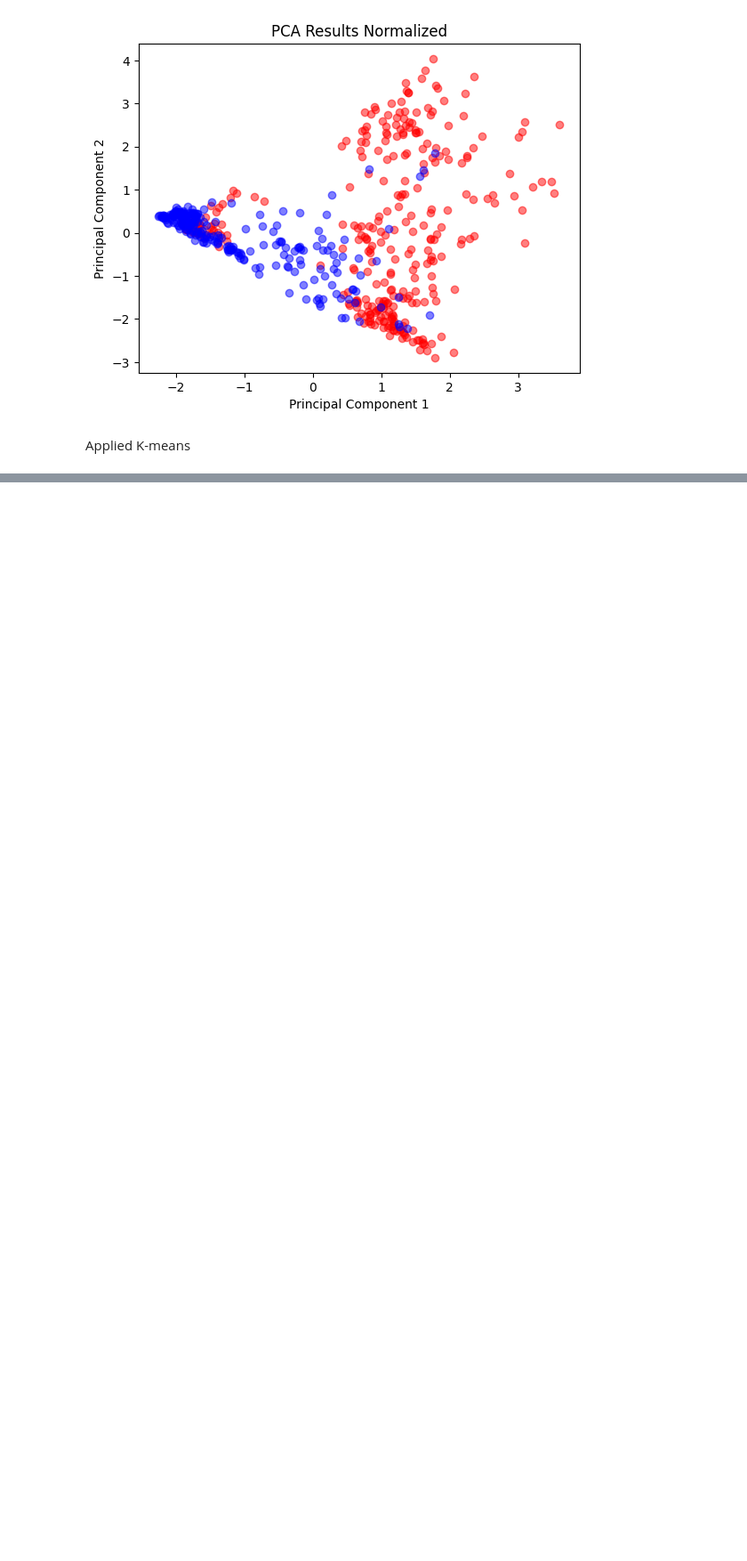
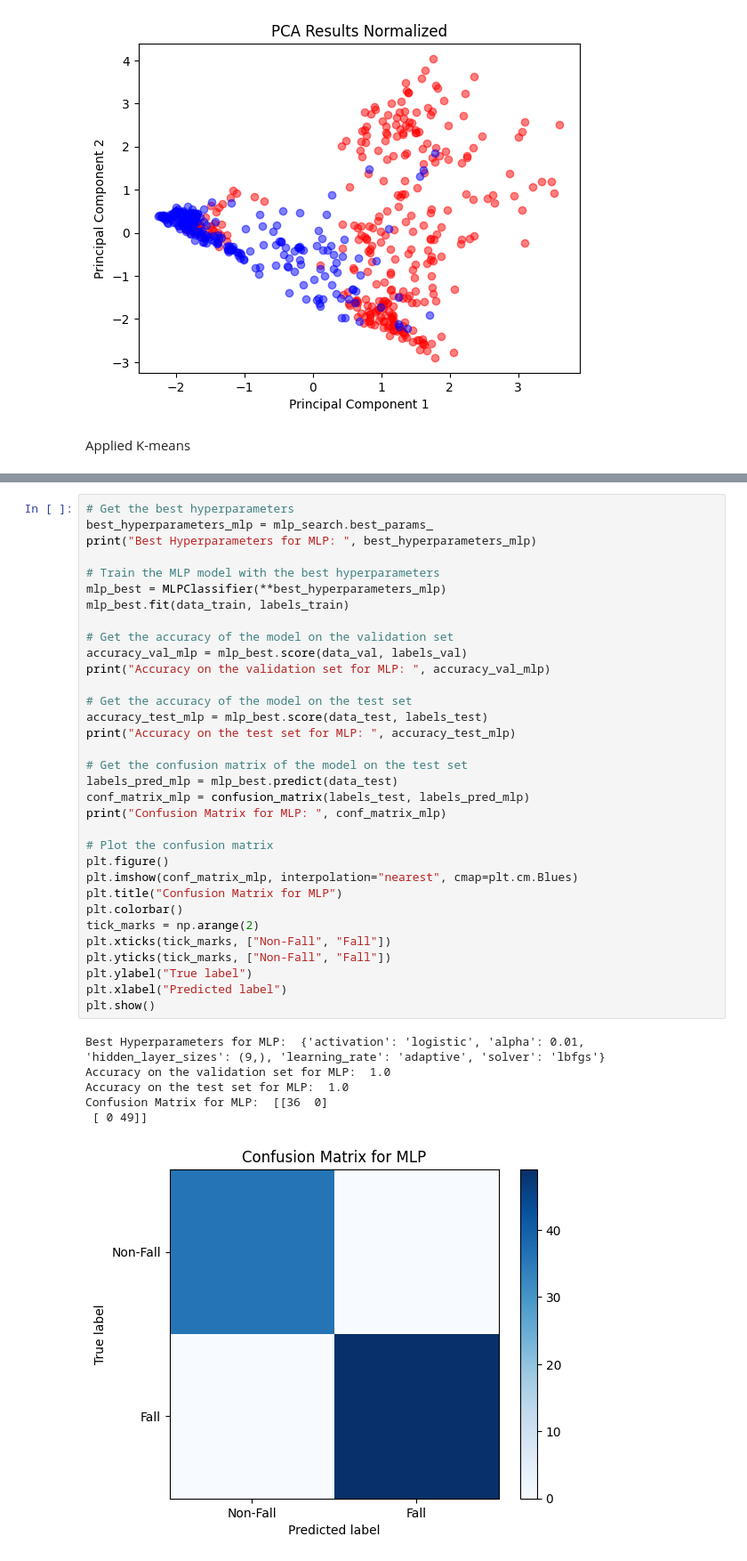
Before and after one commit to gorkemsolun/Fall-Detection, a Jupyter notebook: GE461_Project4_Gorkem_Kadir_Solun_22003214.ipynb, the cells around one changed output, grey strips where cells are left out. Shown: that part at 89% size. Drawn from its saved outputs; the diff is of its cells as text; blank space fills up the shorter version.

```diff
--- a/GE461_Project4_Gorkem_Kadir_Solun_22003214.ipynb
+++ b/GE461_Project4_Gorkem_Kadir_Solun_22003214.ipynb
@@ -253,0 +480,40 @@ for n_clusters in range(2, 8):
+# %%
+# Get the best hyperparameters
+best_hyperparameters_mlp = mlp_search.best_params_
+print("Best Hyperparameters for MLP: ", best_hyperparameters_mlp)
+
+# Train the MLP model with the best hyperparameters
+mlp_best = MLPClassifier(**best_hyperparameters_mlp)
+mlp_best.fit(data_train, labels_train)
+
+# Get the accuracy of the model on the validation set
+accuracy_val_mlp = mlp_best.score(data_val, labels_val)
+print("Accuracy on the validation set for MLP: ", accuracy_val_mlp)
+
+# Get the accuracy of the model on the test set
+accuracy_test_mlp = mlp_best.score(data_test, labels_test)
+print("Accuracy on the test set for MLP: ", accuracy_test_mlp)
+
+# Get the confusion matrix of the model on the test set
+labels_pred_mlp = mlp_best.predict(data_test)
+conf_matrix_mlp = confusion_matrix(labels_test, labels_pred_mlp)
+print("Confusion Matrix for MLP: ", conf_matrix_mlp)
+
+# Plot the confusion matrix
+plt.figure()
+plt.imshow(conf_matrix_mlp, interpolation="nearest", cmap=plt.cm.Blues)
+plt.title("Confusion Matrix for MLP")
+plt.colorbar()
+tick_marks = np.arange(2)
+plt.xticks(tick_marks, ["Non-Fall", "Fall"])
+plt.yticks(tick_marks, ["Non-Fall", "Fall"])
+plt.ylabel("True label")
+plt.xlabel("Predicted label")
+plt.show()
+# %% [output]
+Best Hyperparameters for MLP:  {'activation': 'logistic', 'alpha': 0.01, 'hidden_layer_sizes': (9,), 'learning_rate': 'adaptive', 'solver': 'lbfgs'}
+Accuracy on the validation set for MLP:  1.0
+Accuracy on the test set for MLP:  1.0
+Confusion Matrix for MLP:  [[36  0]
+ [ 0 49]]
+[figure, added]
```
Also changed, not shown: parts of 14 cells of this notebook.
